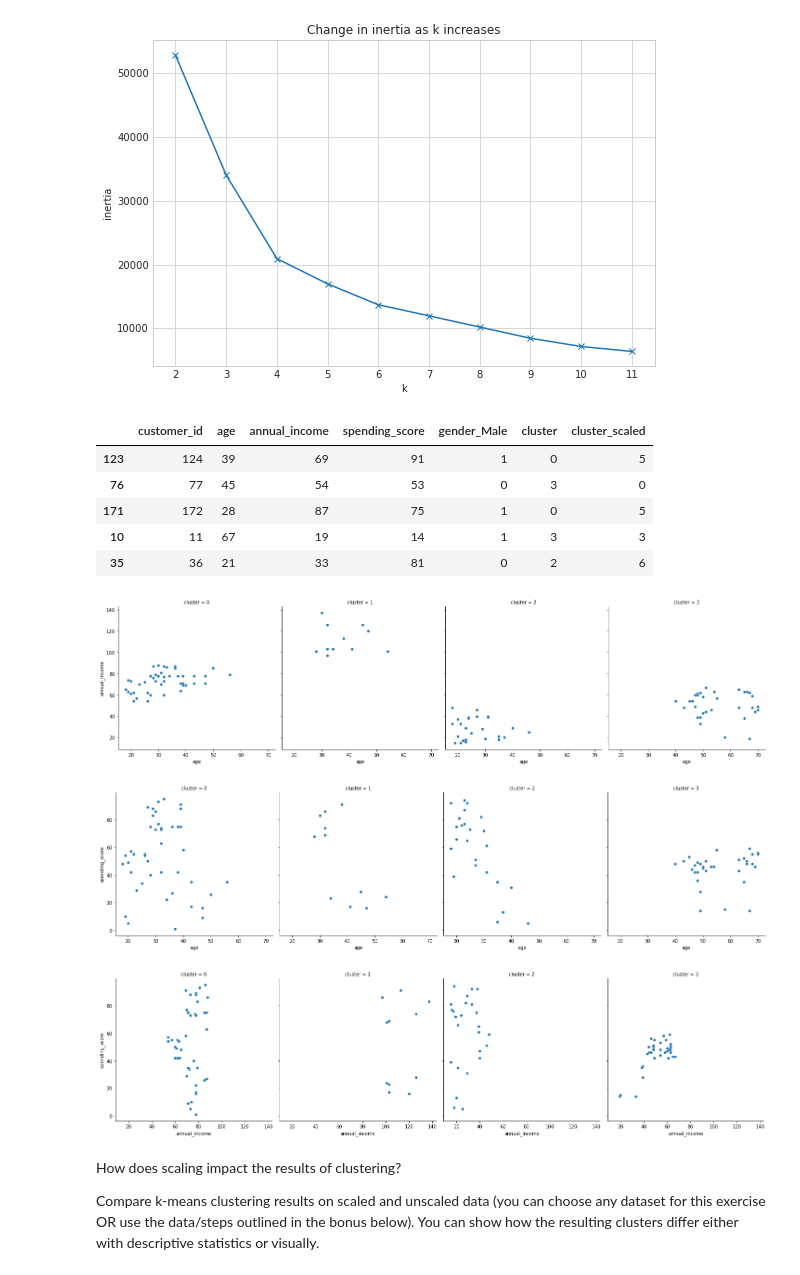
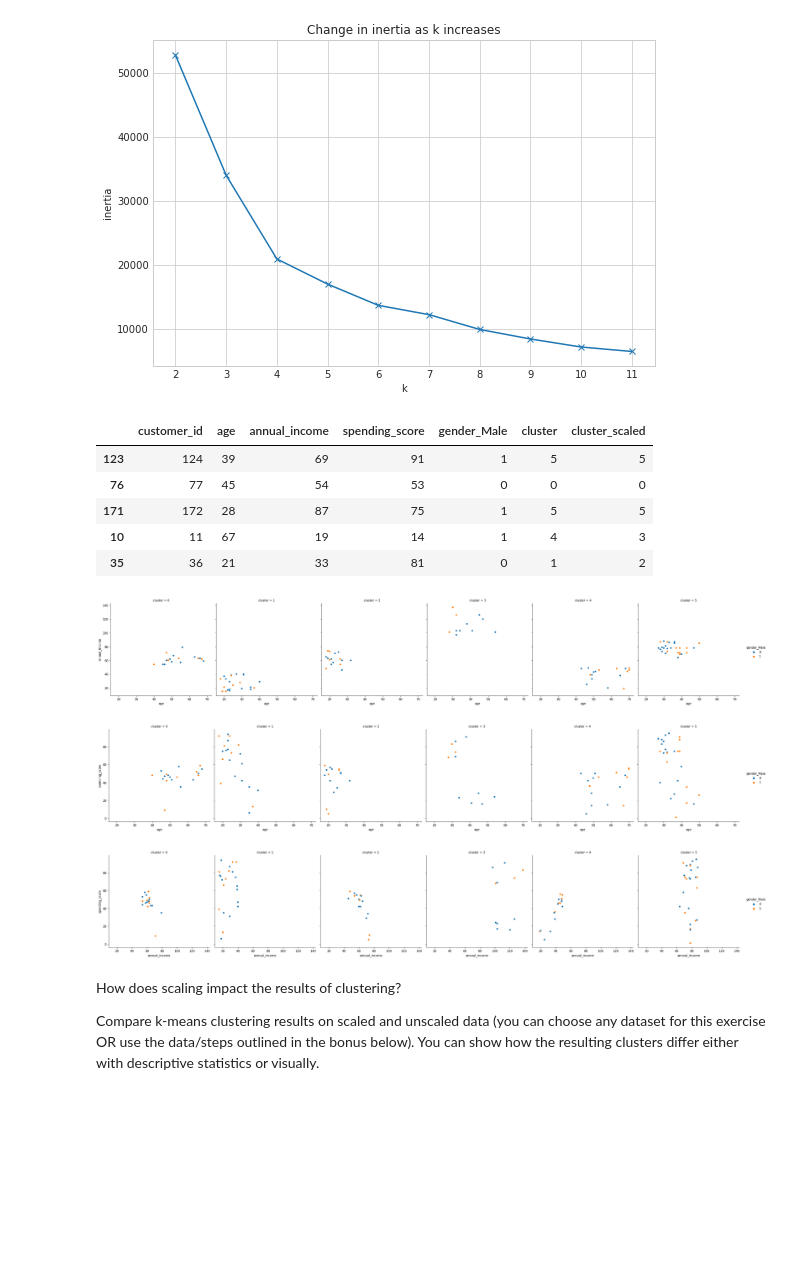
Before and after one commit to johnathon-smith/clustering-exercises, a Jupyter notebook: modeling.ipynb, the cells around one changed output. Cells and saved outputs as stored; diff of their text form; code cells hidden in the pictures; blank space fills up the shorter version.

Commit message:
Added a hue to clarify the difference between each cluster

```diff
--- a/modeling.ipynb
+++ b/modeling.ipynb
@@ -180,9 +180,9 @@ with plt.style.context('seaborn-whitegrid'):
 # %% [output]
 [figure]
 # %%
-#4 or 5 clusters seems to be about right
+#5 or 6 clusters seems to be about right
 #Create the model
-kmeans = KMeans(n_clusters = 4, random_state = 123)
+kmeans = KMeans(n_clusters = 6, random_state = 123)
 
 #Fit the model
 kmeans.fit(X_train)
@@ -193,27 +193,27 @@ train['cluster'] = kmeans.predict(X_train)
 train.head()
 # %% [output]
 |  | customer_id | age | annual_income | spending_score | gender_Male | cluster | cluster_scaled |
-| 123 | 124 | 39 | 69 | 91 | 1 | 0 | 5 |
-| 76 | 77 | 45 | 54 | 53 | 0 | 3 | 0 |
-| 171 | 172 | 28 | 87 | 75 | 1 | 0 | 5 |
-| 10 | 11 | 67 | 19 | 14 | 1 | 3 | 3 |
-| 35 | 36 | 21 | 33 | 81 | 0 | 2 | 6 |
+| 123 | 124 | 39 | 69 | 91 | 1 | 5 | 5 |
+| 76 | 77 | 45 | 54 | 53 | 0 | 0 | 0 |
+| 171 | 172 | 28 | 87 | 75 | 1 | 5 | 5 |
+| 10 | 11 | 67 | 19 | 14 | 1 | 4 | 3 |
+| 35 | 36 | 21 | 33 | 81 | 0 | 1 | 2 |
 # %%
 #Visualize results
-sns.relplot(x = 'age', y = 'annual_income', col = 'cluster', data = train)
+sns.relplot(x = 'age', y = 'annual_income', hue = 'gender_Male', col = 'cluster', data = train)
 plt.show()
 # %% [output]
-[figure, old version]
+[figure, new version]
 # %%
-sns.relplot(x = 'age', y = 'spending_score', col = 'cluster', data = train)
+sns.relplot(x = 'age', y = 'spending_score', hue = 'gender_Male', col = 'cluster', data = train)
 plt.show()
 # %% [output]
-[figure, old version]
+[figure, new version]
 # %%
-sns.relplot(x = 'annual_income', y = 'spending_score', col = 'cluster', data = train)
+sns.relplot(x = 'annual_income', y = 'spending_score', hue = 'gender_Male', col = 'cluster', data = train)
 plt.show()
 # %% [output]
-[figure, old version]
+[figure, new version]
 # %% [markdown]
 How does scaling impact the results of clustering?
 
```
Also changed, not shown: parts of 6 cells of this notebook.
